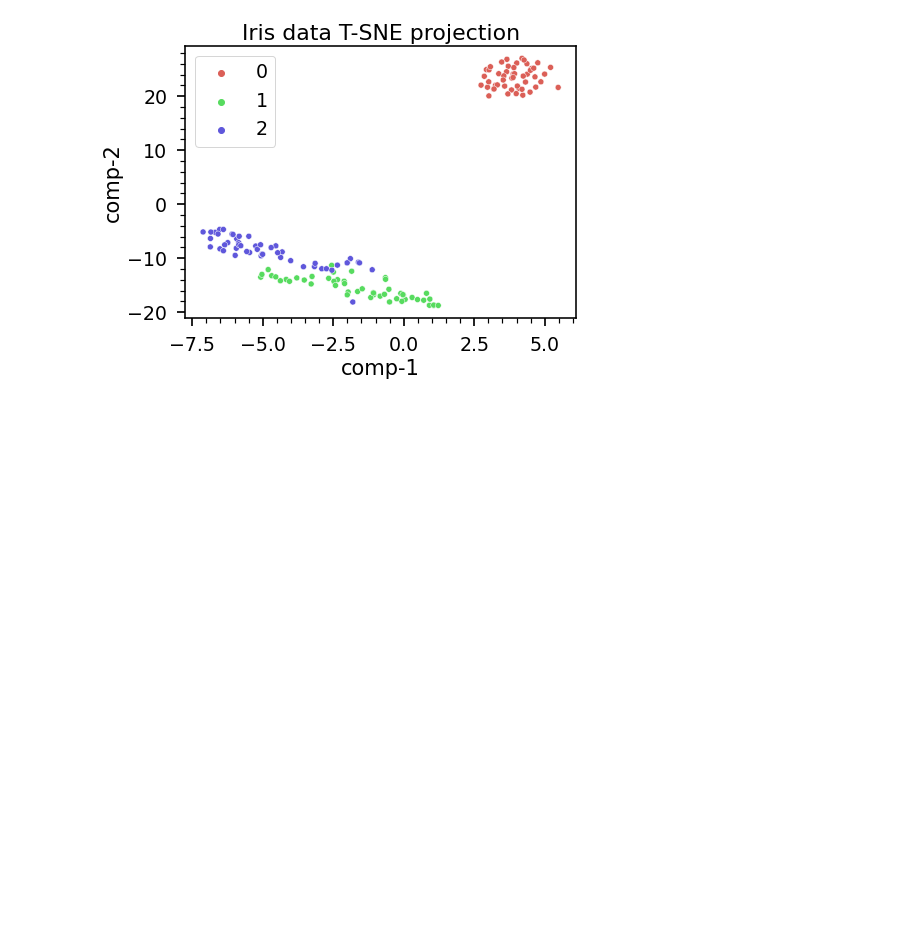
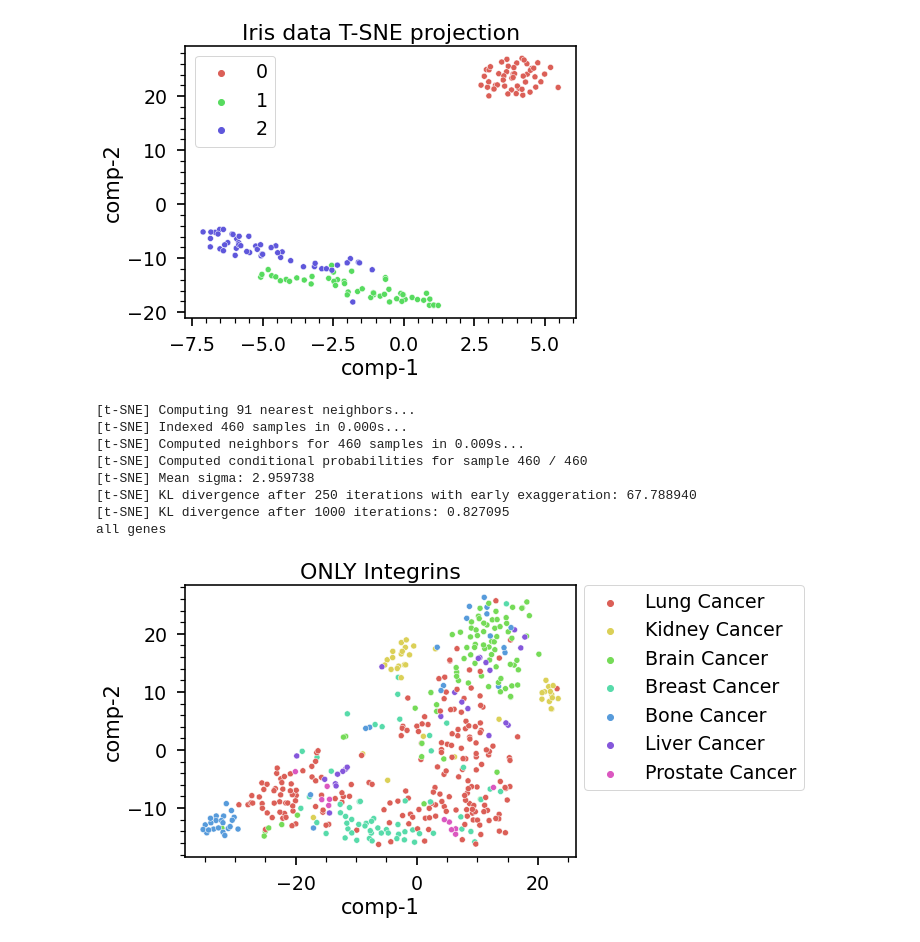
Before and after one commit to hshadman/integrin_expression_data_mining, a Jupyter notebook: ccle_breast_sklearn_v2.ipynb, the cells around one changed output. Drawn from its saved outputs; the diff is of its cells as text; code cells hidden in the pictures; blank space fills up the shorter version.

Commit message:
ccle data

```diff
--- a/ccle_breast_sklearn_v2.ipynb
+++ b/ccle_breast_sklearn_v2.ipynb
@@ -321,36 +321,44 @@ this is practice dataset IRIS
 <matplotlib.legend.Legend at 0x...>
 [figure]
 # %%
-#Lets see if integrins alone can predict primary_disease
-#this is breast, skin and colorectal
+fig, ax = plt.subplots (figsize = (7,5))
+#Lets see if integrins alone can cluster primary_disease
 data = integrin_rna.copy()
-#data = data[data.primary_or_metastasis=="Primary"]
 data = data[(data.primary_disease=='Breast Cancer')|(data.primary_disease=='Kidney Cancer')|(data.primary_disease=='Prostate Cancer')|(data.primary_disease=='Liver Cancer')|(data.primary_disease=='Brain Cancer')|(data.primary_disease=='Lung Cancer')|(data.primary_disease=='Bone Cancer')]
 x = data.iloc[:,data.columns.str.contains("ITG")]
 y = data.primary_disease
 
 
 tsne = TSNE(n_components=2, verbose=1, random_state=123)
 z = tsne.fit_transform(x)
-print('all genes')
 df = pd.DataFrame()
 df["y"] = y
 df["comp-1"] = z[:,0]
 df["comp-2"] = z[:,1]
 
 sns.scatterplot(x="comp-1", y="comp-2", hue=df.y.tolist(),
-                 palette=sns.color_palette("hls", len(df.y.unique())),
+                 palette=sns.color_palette("hls", len(df.y.unique())),ax=ax,
                  data=df).axes.set_title("ONLY Integrins",fontsize=22)
 
-plt.legend(bbox_to_anchor=(1.02, 1), loc='upper left', borderaxespad=0)
+plt.legend(bbox_to_anchor=(1.02, 1), loc='upper left', borderaxespad=0,fontsize=19)
 plt.setp(ax.get_xticklabels(),fontsize=19)
 plt.setp(ax.get_yticklabels(),fontsize=19)
-ax.set_xlabel('N',fontsize=22)
-ax.set_ylabel('$f_C$',fontsize=22)
+ax.set_xlabel('comp-1',fontsize=21)
+ax.set_ylabel('comp-2',fontsize=21)
 #ax.set_ylim(0.8,1)
 for i in ['top', 'left', 'right', 'bottom']:
     ax.spines[i].set_linewidth(1.6)
 
 ax.minorticks_on()
 ax.tick_params(axis='both', which='major', labelsize=19, width = 1.7, size = 8,pad=10)
 ax.tick_params(axis='both', which='minor', width = 1.2, size = 5)
+# %% [output]
+[t-SNE] Computing 91 nearest neighbors...
+[t-SNE] Indexed 460 samples in 0.000s...
+[t-SNE] Computed neighbors for 460 samples in 0.009s...
+[t-SNE] Computed conditional probabilities for sample 460 / 460
+[t-SNE] Mean sigma: 2.959738
+[t-SNE] KL divergence after 250 iterations with early exaggeration: 67.788940
+[t-SNE] KL divergence after 1000 iterations: 0.827095
+all genes
+[figure, added]
```
Also changed, not shown: parts of 3 cells of this notebook.
